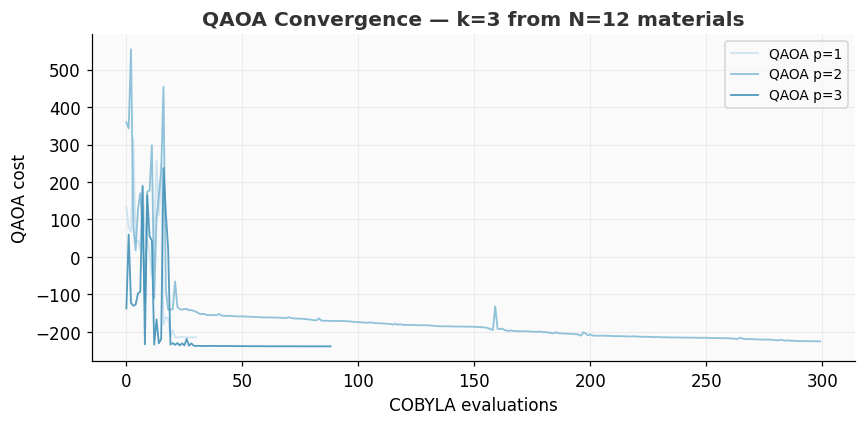
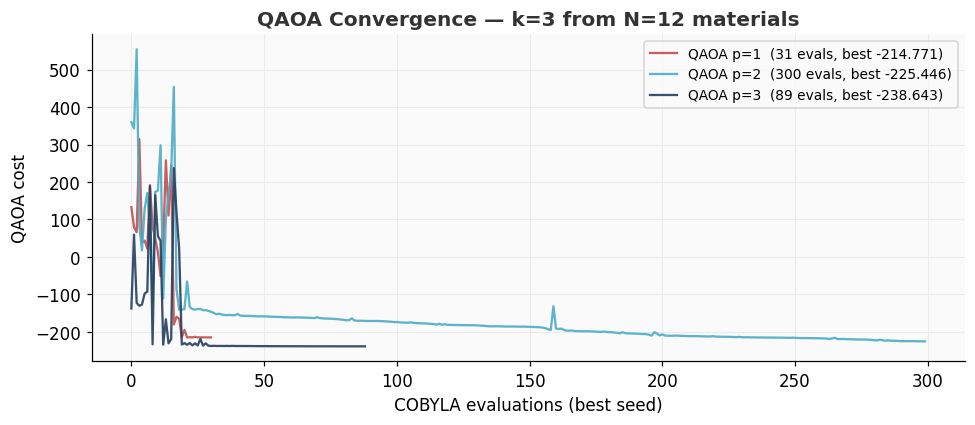
Code edit (unified diff) that turned the first committed figure into the second:
--- before
+++ after
@@ -1,14 +1,21 @@
-fig, ax = plt.subplots(figsize=(8, 4))
-blues = ['#C8E0EF', '#7EB8D4', '#3A8DB5']
-for (p, res), col in zip(qaoa_results.items(), blues):
+fig, ax = plt.subplots(figsize=(9, 4))
+
+# Clearly distinct colours: red (p=1, shallowest), teal (p=2), navy (p=3)
+depth_colors = {1: '#C0504D', 2: '#4BACC6', 3: '#243F60'}
+
+for p, res in qaoa_results.items():
     h = res.energy_history
-    ax.plot(range(len(h)), h, lw=1.2, color=col, alpha=0.85, label=f'QAOA p={p}')
+    col = depth_colors[p]
+    evals = len(h)
+    ax.plot(range(evals), h, lw=1.5, color=col, alpha=0.9,
+            label=f'QAOA p={p}  ({evals} evals, best {res.energy:.3f})')
 
-ax.set_xlabel('COBYLA evaluations')
+ax.set_xlabel('COBYLA evaluations (best seed)')
 ax.set_ylabel('QAOA cost')
-ax.set_title('QAOA Convergence — k=3 from N=12 materials', fontweight='semibold', color='#333')
+ax.set_title('QAOA Convergence \u2014 k=3 from N=12 materials',
+             fontweight='semibold', color='#333')
 ax.legend(fontsize=9)
 plt.tight_layout()
 plt.savefig('../figures/qaoa_convergence.png', dpi=150, bbox_inches='tight')
 plt.show()
-print('Saved → figures/qaoa_convergence.png')
+print('Saved \u2192 figures/qaoa_convergence.png')

Commit: fix: correct figures in NB02/NB04/NB05